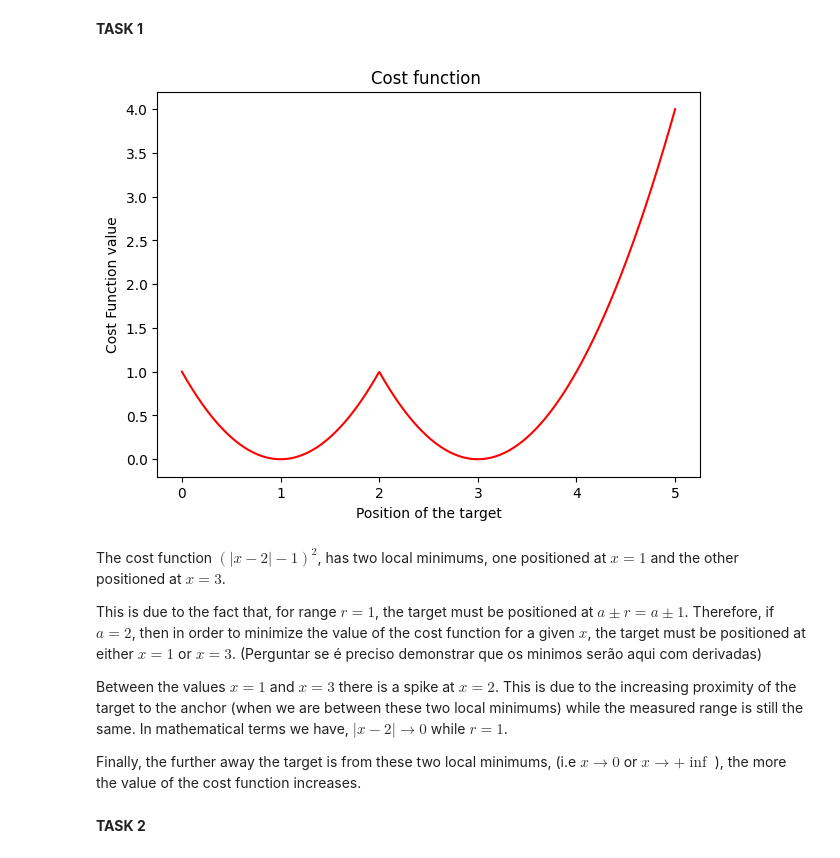
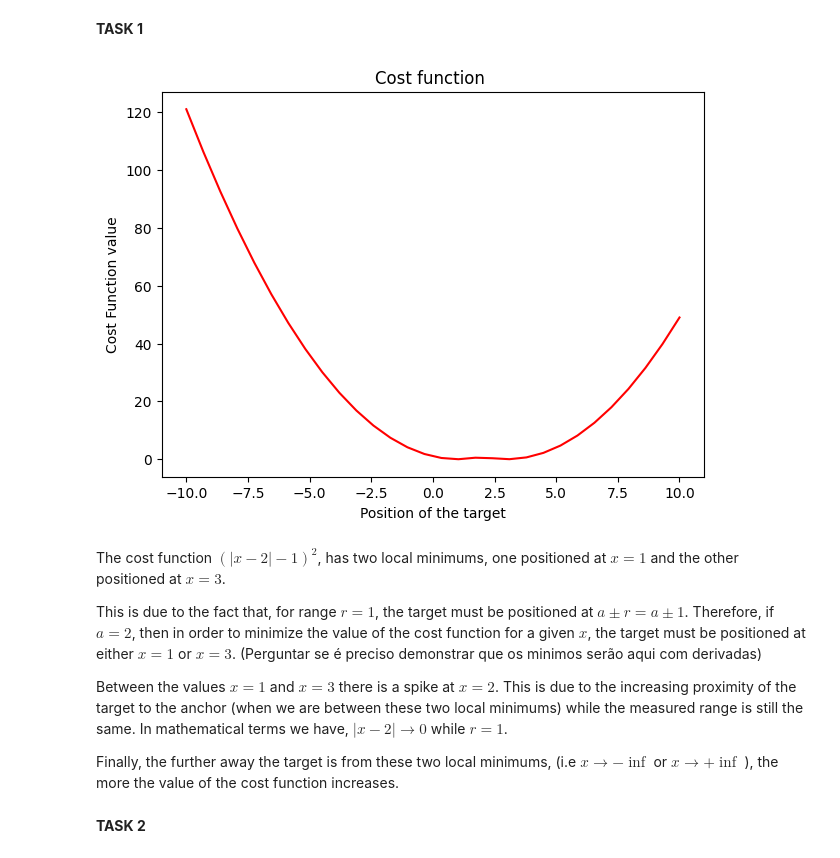
Before and after one commit to Dolfas/OA-Project, a Jupyter notebook: Section2.ipynb, the cells around one changed output. Saved outputs shown, nothing was run; the diff lists cells and outputs as text; code cells hidden in the pictures.

```diff
--- a/Section2.ipynb
+++ b/Section2.ipynb
@@ -12,17 +12,17 @@ import numpy as np
 # %%
 plt.figure(figsize=(7,5))
 def task_1(x):
    return (abs(x-2)-1)**2
 
-x = np.linspace(0, 5, 1000)
+x = np.linspace(-10, 10, 30)
 
 plt.plot(x, task_1(x), color='red')
 plt.xlabel('Position of the target')
 plt.ylabel('Cost Function value')
 plt.title('Cost function ')
 plt.show()
 # %% [output]
-[figure, old version]
+[figure, new version]
 # %% [markdown]
 The cost function $(|x-2|-1)^2$, has two local minimums, one positioned at $x = 1$ and the other positioned at $x = 3$.
 
@@ -31,7 +31,7 @@ Therefore, if $ a = 2 $, then in order to minimize the value of the cost functio
 
 Between the values $x = 1$ and $x = 3$ there is a spike at $x = 2$. This is due to the increasing proximity of the target to the anchor (when we are between these two local minimums) while the measured range is still the same. In mathematical terms we have, $|x-2| \rightarrow 0$ while $ r = 1$.
 
-Finally, the further away the target is from these two local minimums, (i.e $x \rightarrow 0$ or $x \rightarrow +\inf$  ), the more the value of the cost function increases.
+Finally, the further away the target is from these two local minimums, (i.e $x \rightarrow -\inf$ or $x \rightarrow +\inf$  ), the more the value of the cost function increases.
 # %% [markdown]
 **TASK 2**
 # %%
```
Also changed, not shown: parts of 5 cells of this notebook.
